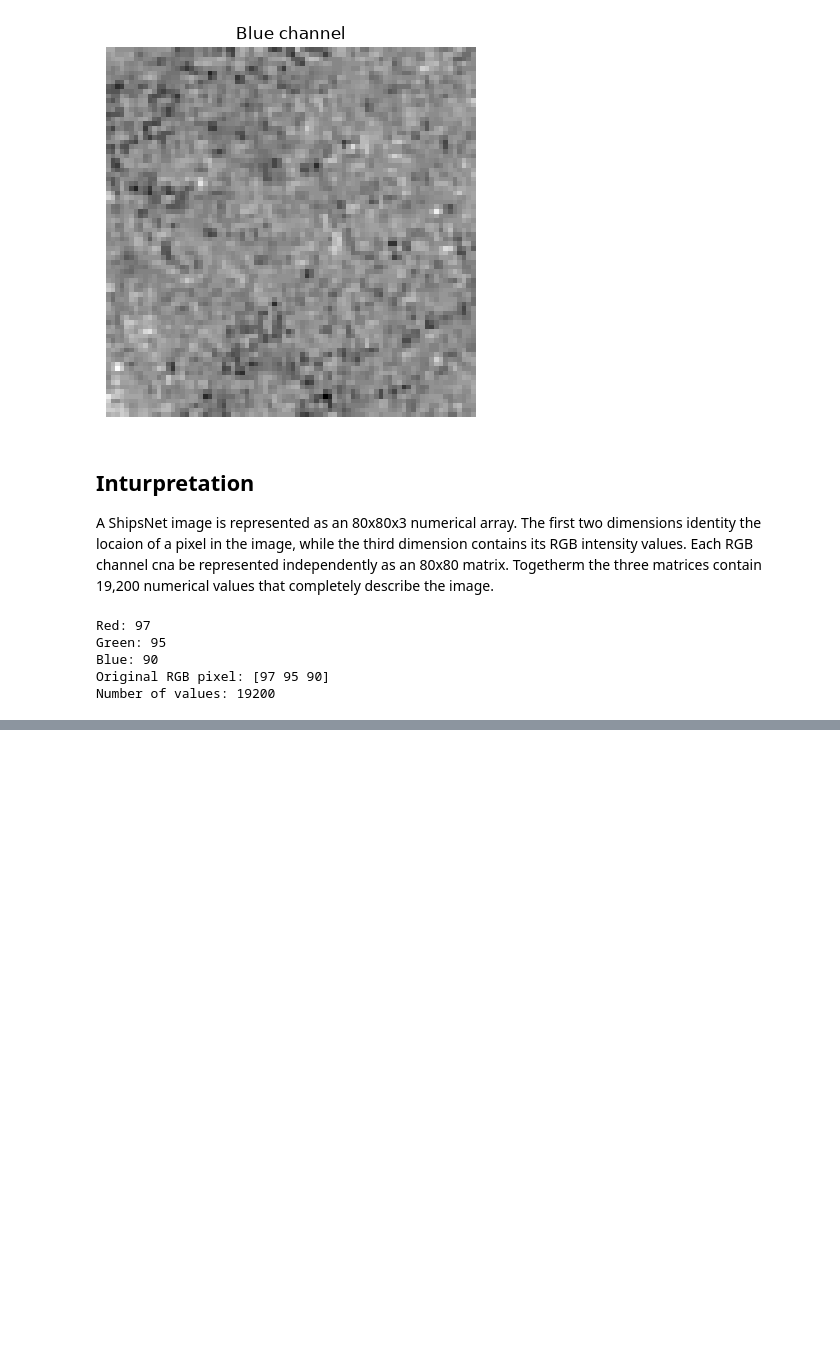
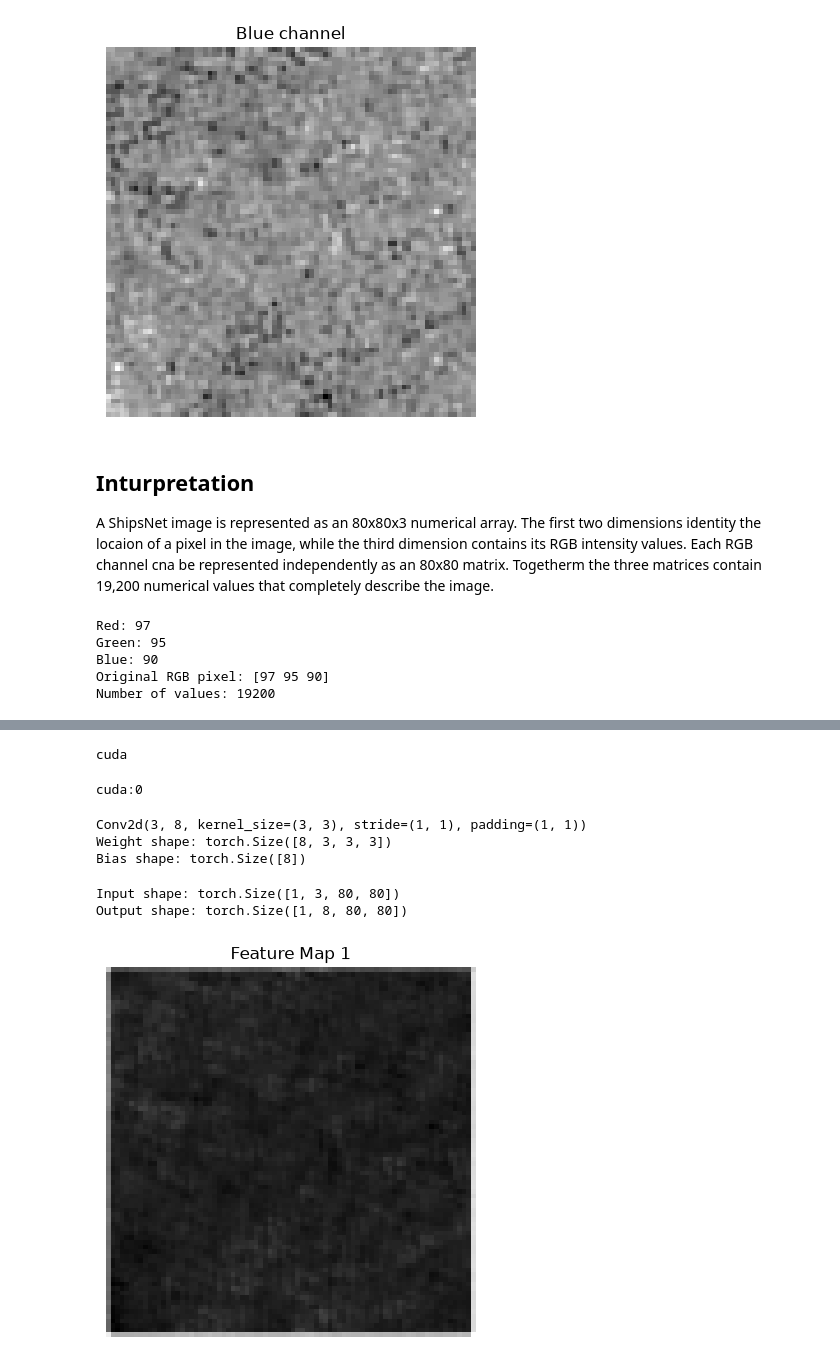
Before and after one commit to KToney01/ship_detection, a Jupyter notebook: notebooks/00_image_representation.ipynb, the cells around one changed output, grey strips where cells are left out. Cells and saved outputs as stored; diff of their text form; code cells hidden in the pictures; blank space fills up the shorter version.

Commit message:
Add PyTorch tensor and convolution exploration

```diff
--- a/notebooks/00_image_representation.ipynb
+++ b/notebooks/00_image_representation.ipynb
@@ -110,0 +162,10 @@ Number of values: 19200
+# %%
+device = torch.device("cuda" if torch.cuda.is_available() else "cpu")
+print(device)
+# %% [output]
+cuda
+# %%
+batched_image = batched_image.to(device)
+print(batched_image.device)
+# %% [output]
+cuda:0
@@ -110,0 +174,32 @@ Number of values: 19200
+# %%
+conv = nn.Conv2d(
+    in_channels=3,
+    out_channels=8,
+    kernel_size=3,
+    padding=1
+)
+conv = conv.to(device)
+
+print(conv)
+print("Weight shape:", conv.weight.shape)
+print("Bias shape:", conv.bias.shape)
+# %% [output]
+Conv2d(3, 8, kernel_size=(3, 3), stride=(1, 1), padding=(1, 1))
+Weight shape: torch.Size([8, 3, 3, 3])
+Bias shape: torch.Size([8])
+# %%
+feature_maps = conv(batched_image)
+print("Input shape:", batched_image.shape)
+print("Output shape:", feature_maps.shape)
+# %% [output]
+Input shape: torch.Size([1, 3, 80, 80])
+Output shape: torch.Size([1, 8, 80, 80])
+# %%
+first_feature_map = feature_maps[0, 0].detach().cpu().numpy()
+
+plt.imshow(first_feature_map, cmap="grey")
+plt.title("Feature Map 1")
+plt.axis("off")
+plt.show()
+# %% [output]
+[figure, added]
```
Also changed, not shown: parts of 11 cells of this notebook.
